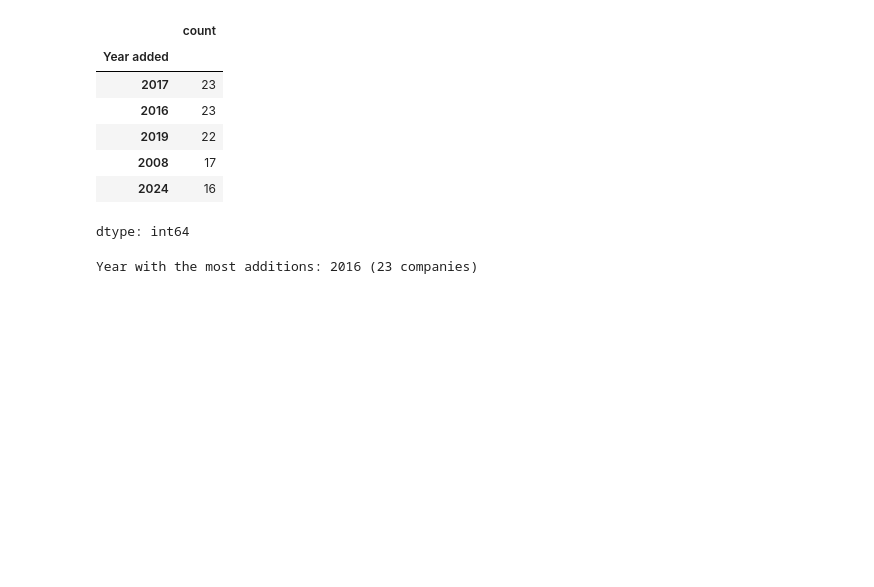
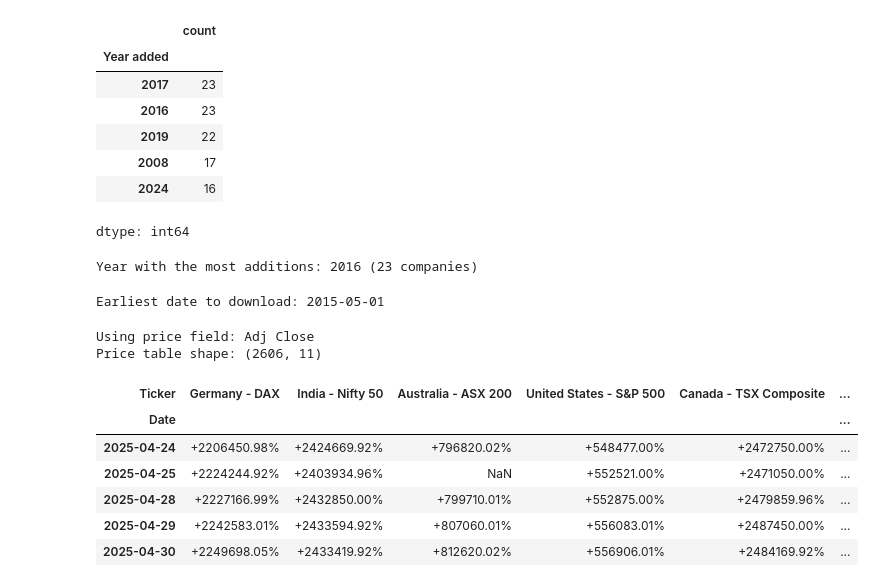
Before and after one commit to Dcwind/stock-market-analysis, a Jupyter notebook: S&P500_analysis.ipynb, the cells around one changed output. Cells and saved outputs as stored; diff of their text form; code cells hidden in the pictures; blank space fills up the shorter version.

```diff
--- a/S&P500_analysis.ipynb
+++ b/S&P500_analysis.ipynb
@@ -69,0 +75,67 @@ Year with the most additions: 2016 (23 companies)
+# %%
+from datetime import datetime
+
+END = pd.Timestamp("2025-05-01")
+START_YTD = pd.Timestamp(f"{END.year}-01-01")
+
+TICKERS = {
+    "United States - S&P 500": "^GSPC",
+    "China - Shanghai Composite": "000001.SS",
+    "Hong Kong - Hang Seng": "^HSI",
+    "Australia - ASX 200": "^AXJO",
+    "India - Nifty 50": "^NSEI",
+    "Canada - TSX Composite": "^GSPTSE",
+    "Germany - DAX": "^GDAXI",
+    "United Kingdom - FTSE 100": "^FTSE",
+    "Japan - Nikkei 225": "^N225",
+    "Mexico - IPC Mexico": "^MXX",
+    "Brazil - Ibovespa": "^BVSP"
+}
+
+HORIZONS = {
+    "YTD":  (START_YTD, END),
+    "3Y":   (END - pd.DateOffset(years=3),  END),
+    "5Y":   (END - pd.DateOffset(years=5),  END),
+    "10Y":  (END - pd.DateOffset(years=10), END),
+}
+
+EARLIEST = min(start for start, _ in HORIZONS.values())
+print(f"Earliest date to download: {EARLIEST:%Y-%m-%d}")
+# %% [output]
+Earliest date to download: 2015-05-01
+# %%
+# ---- Bulk download -------------------------------------------------
+raw = yf.download(
+    list(TICKERS.values()),
+    start=EARLIEST,
+    end=END,
+    progress=False,
+    group_by="ticker",      # 1st level = ticker
+    auto_adjust=False       # keep both 'Close' and 'Adj Close' if available
+)
+
+# ---- Choose price field -------------------------------------------
+lvl1 = raw.columns.get_level_values(1).unique()
+pick = "Adj Close" if "Adj Close" in lvl1 else "Close"
+print(f"Using price field: {pick}")
+
+prices = (
+    raw.xs(pick, axis=1, level=1)
+       .rename(columns={v: k for k, v in TICKERS.items()})
+       .dropna(how="all")
+)
+
+print("Price table shape:", prices.shape)
+# %% [output]
+Using price field: Adj Close
+Price table shape: (2606, 11)
+# %%
+prices.tail()
+# %% [output]
+| Ticker | Germany - DAX | India - Nifty 50 | Australia - ASX 200 | United States - S&P 500 | Canada - TSX Composite | ... |
+| Date |  |  |  |  |  | ... |
+| 2025-04-24 | +2206450.98% | +2424669.92% | +796820.02% | +548477.00% | +2472750.00% | ... |
+| 2025-04-25 | +2224244.92% | +2403934.96% | NaN | +552521.00% | +2471050.00% | ... |
+| 2025-04-28 | +2227166.99% | +2432850.00% | +799710.01% | +552875.00% | +2479859.96% | ... |
+| 2025-04-29 | +2242583.01% | +2433594.92% | +807060.01% | +556083.01% | +2487450.00% | ... |
+| 2025-04-30 | +2249698.05% | +2433419.92% | +812620.02% | +556906.01% | +2484169.92% | ... |
```
Also changed, not shown: parts of 8 cells of this notebook.
